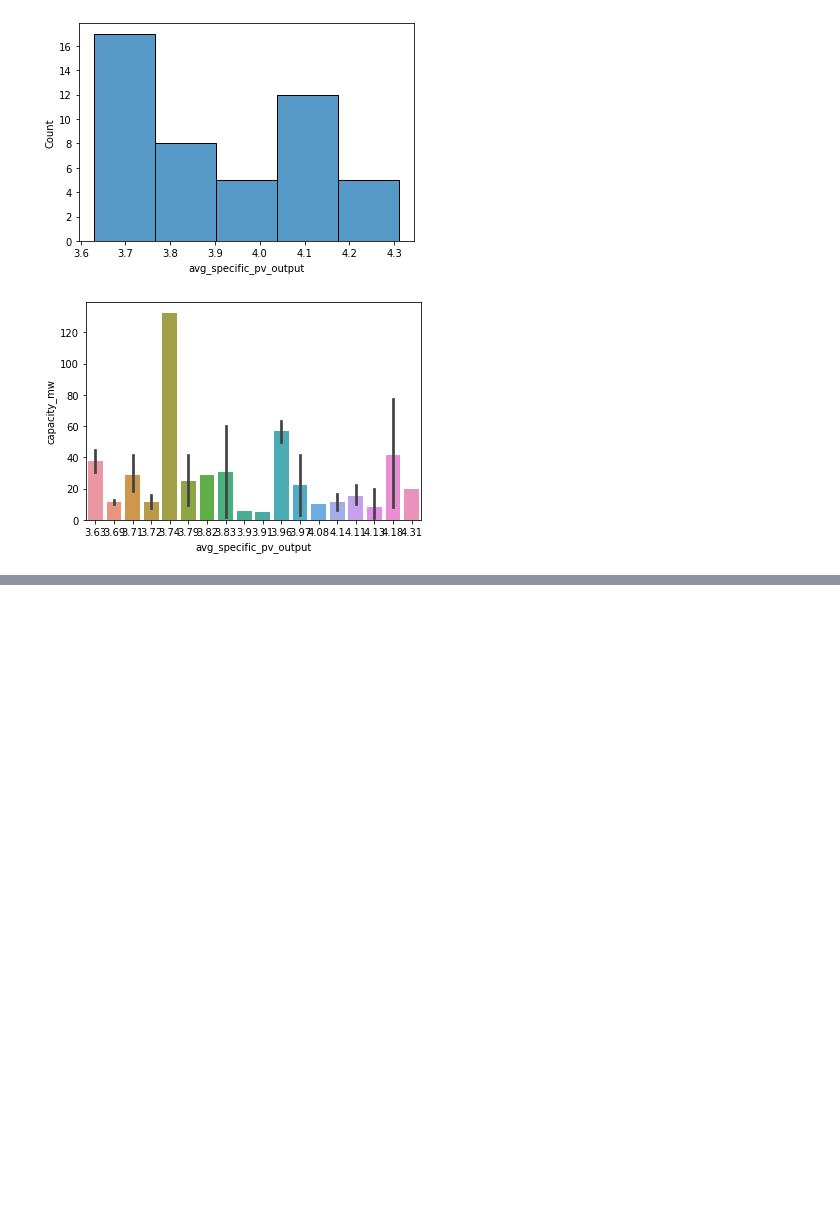
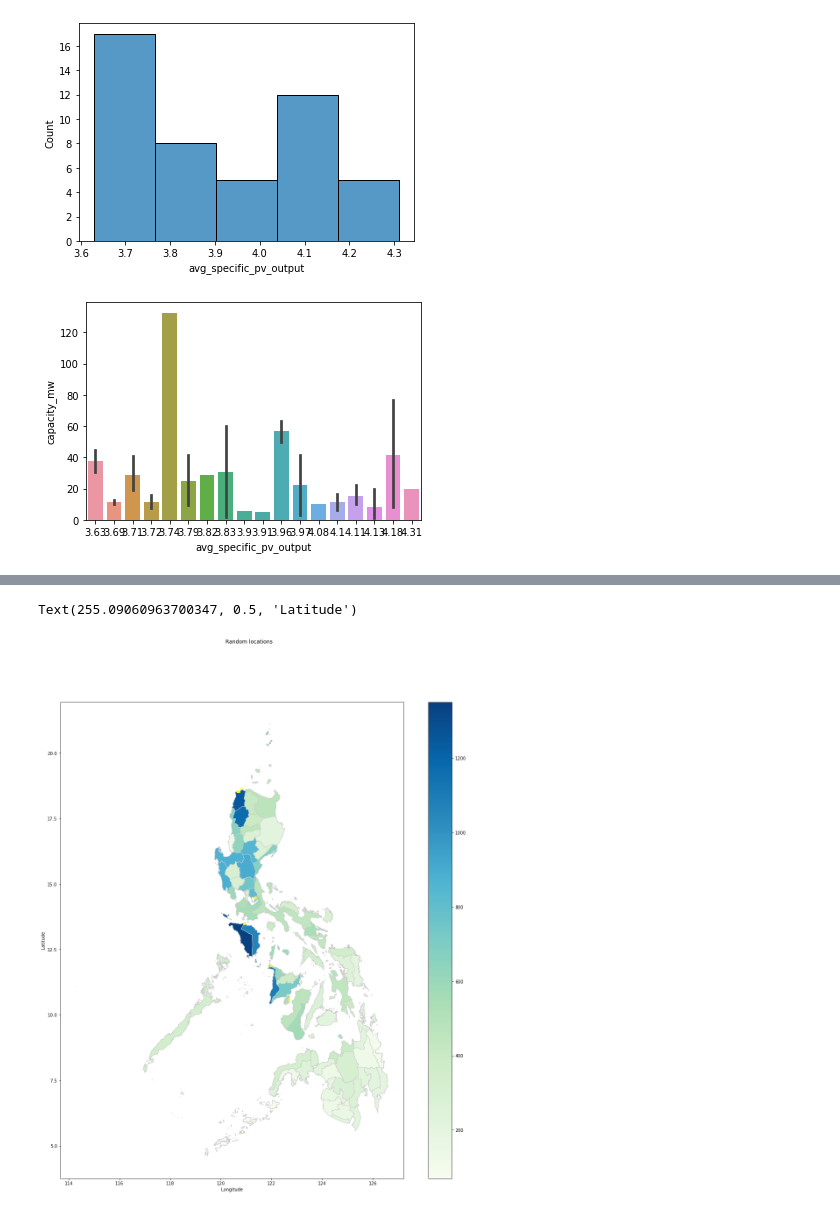
Before and after one commit to RaynorChavez/Solar-Wind-Energy-Analysis-Philippines, a Jupyter notebook: test.ipynb, the cells around one changed output, grey strips where cells are left out. Drawn from its saved outputs; the diff is of its cells as text; code cells hidden in the pictures; blank space fills up the shorter version.

```diff
--- a/test.ipynb
+++ b/test.ipynb
@@ -148,0 +166,31 @@ ax = sns.barplot(x=variable_solar, y="capacity_mw", data=powerplants)
+# %%
+# PowerPlants
+powerplantsfp = '.\Data\PowerPlants\global_power_plant_database.csv'
+powerplants = pd.read_csv(powerplantsfp)
+powerplants = powerplants[powerplants.country_long == 'Philippines']
+powerplants = powerplants[powerplants.primary_fuel == 'Wind']
+powerplants.capacity_mw = pd.to_numeric(powerplants.capacity_mw, errors='coerce')
+crs = {'init':'epsg:4326'}
+geometry=[Point(xy) for xy in zip(powerplants["longitude"], powerplants["latitude"])]
+geodata=gpd.GeoDataFrame(powerplants,crs=crs, geometry=geometry)
+
+fig, ax = plt.subplots(figsize=(20,20))
+
+# Data for Wind Potential Heatmap
+datafp = '.\Data\WindPotential\Philippine_regions_windpotential.csv'
+wind_potential_data = gpd.read_file(datafp)
+wind_potential_data = wind_potential_data[["ADM2_EN", "mean_power_density"]]
+wind_potential_data.mean_power_density = pd.to_numeric(wind_potential_data.mean_power_density, errors='coerce')
+
+merged_wind = map_df.set_index("ADM2_EN").join(wind_potential_data.set_index("ADM2_EN"))
+variable_wind = "mean_power_density"
+
+merged_wind.plot(column=variable_wind, cmap="GnBu", linewidth=0.8, ax=ax, edgecolor="0.8", legend=True)
+geodata.plot(ax=ax, color='yellow', markersize=20)
+
+fig.suptitle('Random locations', fontsize=12)
+ax.set_xlabel('Longitude', fontsize=10)
+ax.set_ylabel('Latitude', fontsize='medium')
+# %% [output]
+Text(255.09060963700347, 0.5, 'Latitude')
+[figure, added]
```
Also changed, not shown: parts of 11 cells of this notebook, 8 other files.
